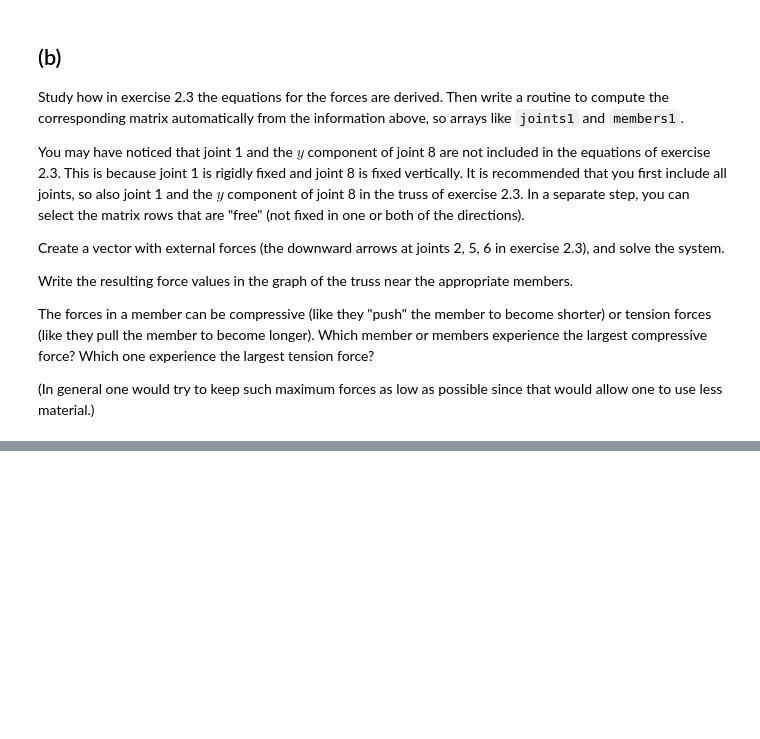
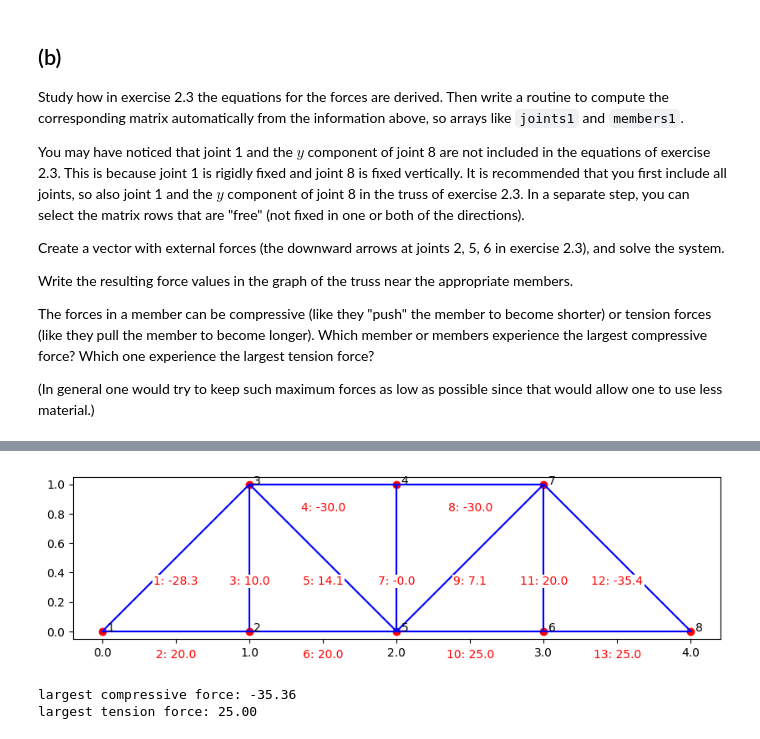
Before and after one commit to semrozema/hw1-2026, a Jupyter notebook: hw1_2026.ipynb, the cells around one changed output, grey strips where cells are left out. Saved outputs shown, nothing was run; the diff lists cells and outputs as text; code cells hidden in the pictures; blank space fills up the shorter version.

```diff
--- a/hw1_2026.ipynb
+++ b/hw1_2026.ipynb
@@ -411,0 +458,27 @@ Which member or members experience the largest compressive force? Which one expe
+# %%
+def DrawTruss(joints, members, member_forces):
+    xx = [p[0] for p in joints]
+    yy = [p[1] for p in joints]
+    plt.scatter(xx, yy, color="r")
+    for j, p in enumerate(joints):
+        plt.text(p[0] + 0.03, p[1], f"{j + 1}")
+    for m, (jA, jB) in enumerate(members):
+        xxMember = np.array([joints[i][0] for i in (jA, jB)])
+        yyMember = np.array([joints[i][1] for i in (jA, jB)])
+        plt.plot(xxMember, yyMember, "b")
+        plt.text(
+            np.mean(xxMember), np.mean(yyMember) - 0.12,
+            f"{m + 1}: {member_forces[m]:.1f}",
+            color="r", ha="center", va="top",
+            bbox=dict(facecolor="white", edgecolor="none", pad=1)
+        )
+(fig, ax) = plt.subplots(figsize=(10, 5))
+DrawTruss(joints1, members1, member_forces)
+ax.set_aspect(1.0)
+plt.show()
+print(f"largest compressive force: {np.min(member_forces):.2f}")
+print(f"largest tension force: {np.max(member_forces):.2f}")
+# %% [output]
+[figure, added]
+largest compressive force: -35.36
+largest tension force: 25.00
```
Also changed, not shown: parts of 2 cells of this notebook.
